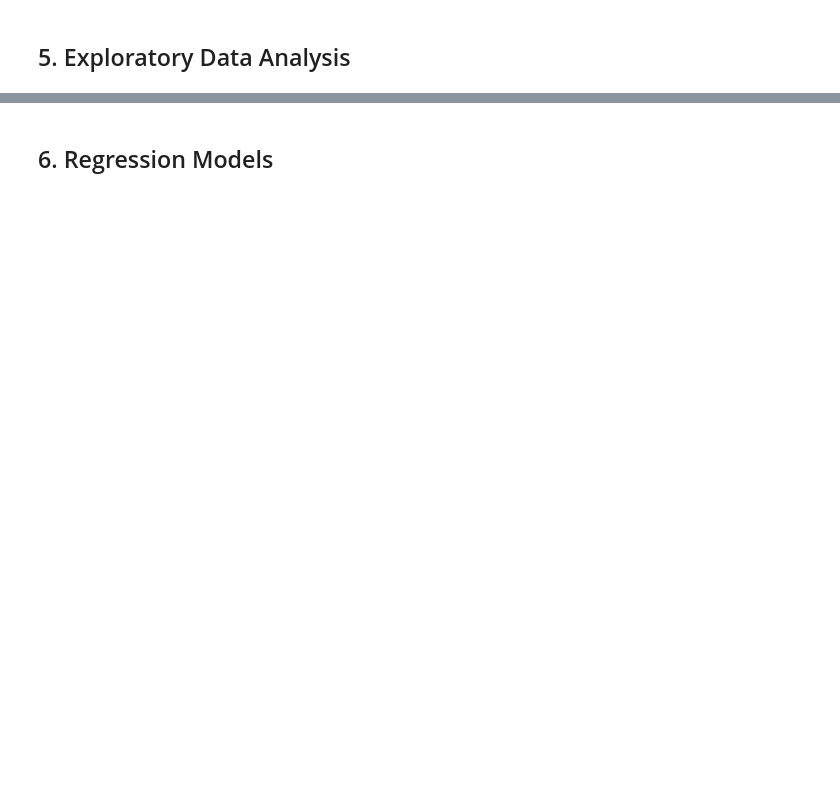
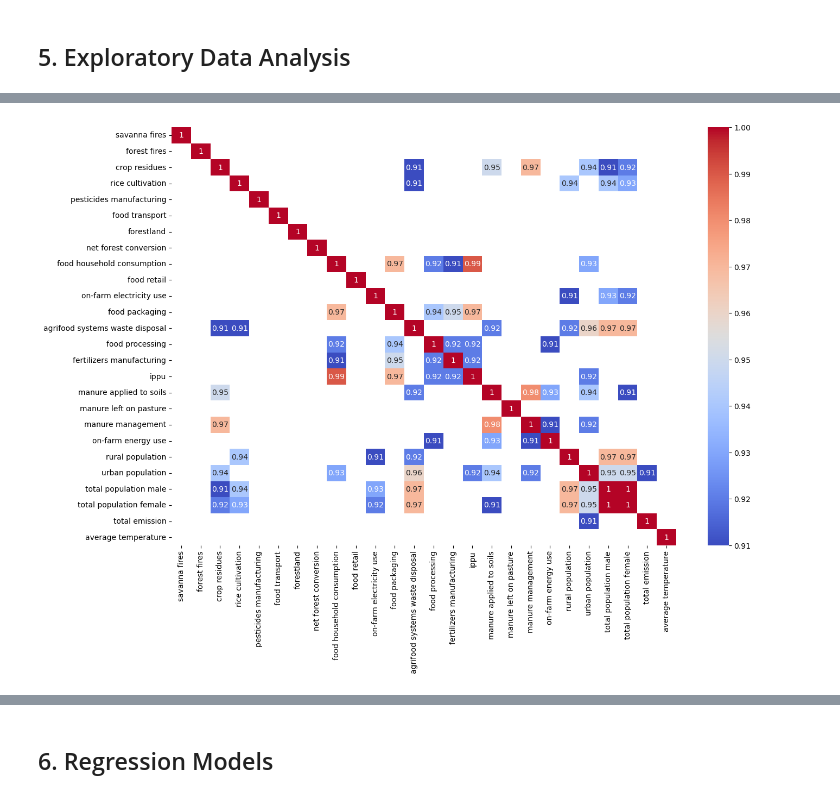
Before and after one commit to glenad/2403-ptds-regression, a Jupyter notebook: Agri_Emissions_Regression.ipynb, the cells around one changed output, grey strips where cells are left out. Drawn from its saved outputs; the diff is of its cells as text; code cells hidden in the pictures; blank space fills up the shorter version.

```diff
--- a/Agri_Emissions_Regression.ipynb
+++ b/Agri_Emissions_Regression.ipynb
@@ -375,0 +508,26 @@ Checking columns with values == -1
+# %%
+# correlations
+pd.set_option('display.max_rows', None)
+
+# correlations to the dependent variable
+df.select_dtypes(include='number').corr()['average_temperature'].sort_values(ascending=False)
+
+# correlations between all variables
+temp_df = df.drop('year', axis=1).select_dtypes(include='number')
+temp_df.columns = temp_df.columns.str.replace('_', " ")
+# display(temp_df)
+corrs = temp_df.corr().round(2)
+
+# correlations above a threshold value
+corrs_thresh = corrs[np.abs(corrs) > 0.9]
+#corrs_thresh_2 = corrs_thresh[np.abs(corrs_thresh) <= 0.91]
+
+#corrs_thresh.to_csv('corrs_thresh.csv')
+# %%
+# Visualize the correlation matrix
+fig, ax = plt.subplots(figsize=(15, 10))
+sns.heatmap(corrs_thresh, ax=ax, cmap='coolwarm', annot=True)
+#sns.heatmap(corrs, annot=True, cmap='coolwarm')
+plt.show()
+# %% [output]
+[figure, added]
```
Also changed, not shown: parts of 42 cells of this notebook.
